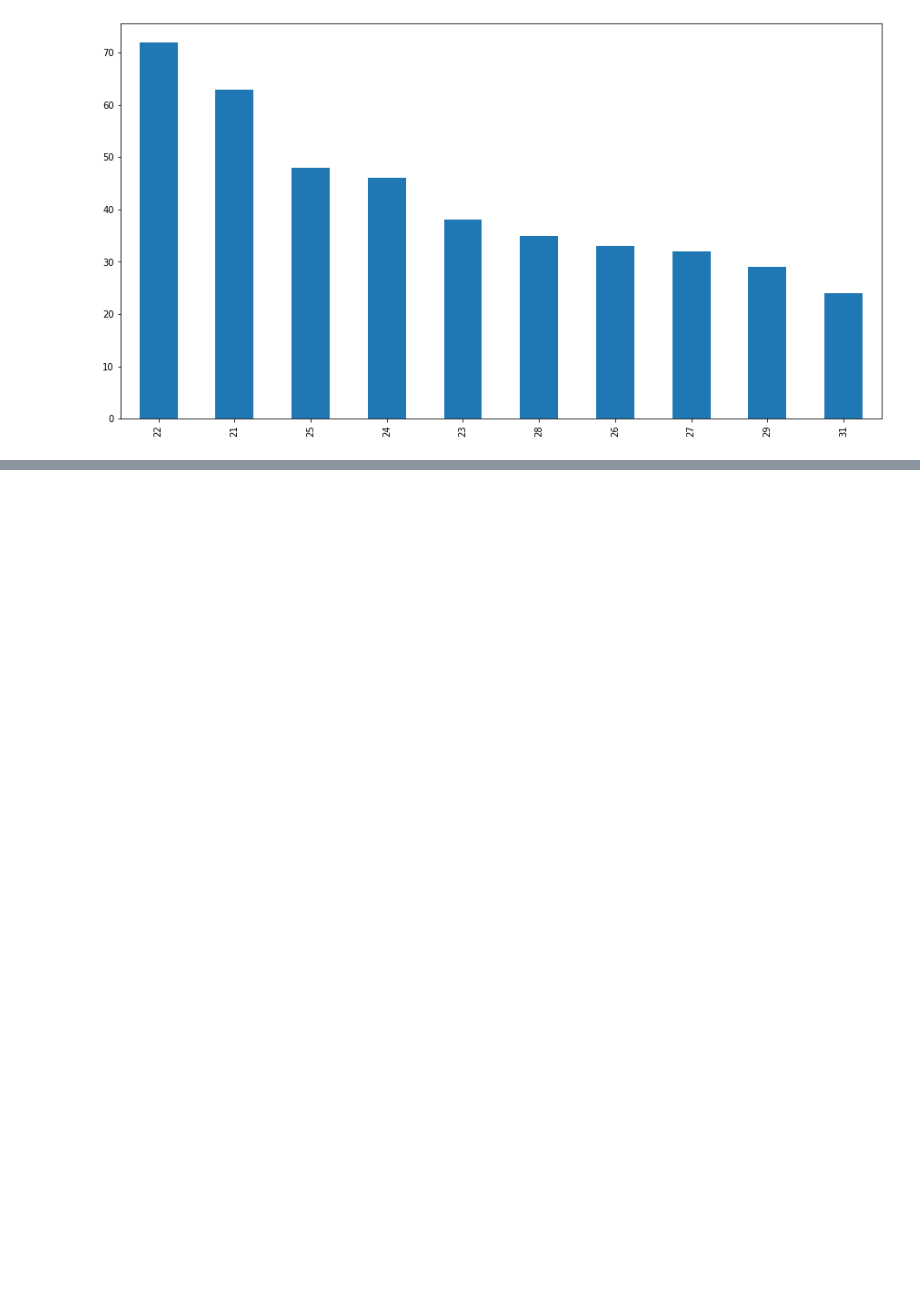
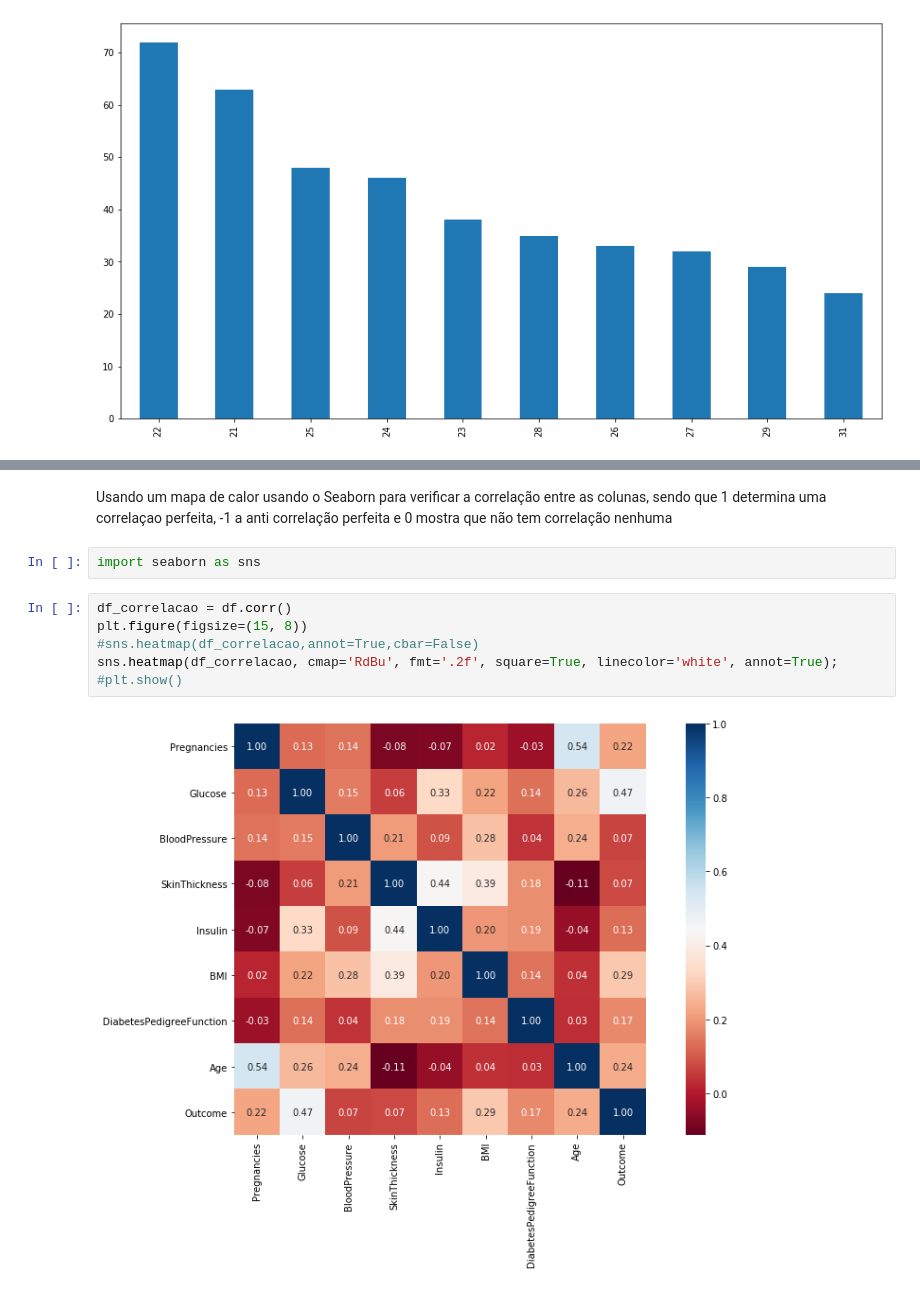
Before and after one commit to allanbraquiel/Data_Science_Projects, a Jupyter notebook: Dados_Sobre_Diabetes.ipynb, the cells around one changed output, grey strips where cells are left out. Cells and saved outputs as stored; diff of their text form; blank space fills up the shorter version.

```diff
--- a/Dados_Sobre_Diabetes.ipynb
+++ b/Dados_Sobre_Diabetes.ipynb
@@ -176,0 +246,12 @@ df.Age.value_counts().head(10).plot.bar()
+# %% [markdown]
+Usando um mapa de calor usando o Seaborn para verificar a correlação entre as colunas, sendo que 1 determina uma correlaçao perfeita, -1 a anti correlação perfeita e 0 mostra que não tem correlação nenhuma
+# %%
+import seaborn as sns
+# %%
+df_correlacao = df.corr()
+plt.figure(figsize=(15, 8))
+#sns.heatmap(df_correlacao,annot=True,cbar=False)
+sns.heatmap(df_correlacao, cmap='RdBu', fmt='.2f', square=True, linecolor='white', annot=True);
+#plt.show()
+# %% [output]
+[figure, added]
```
Also changed, not shown: parts of 20 cells of this notebook.
